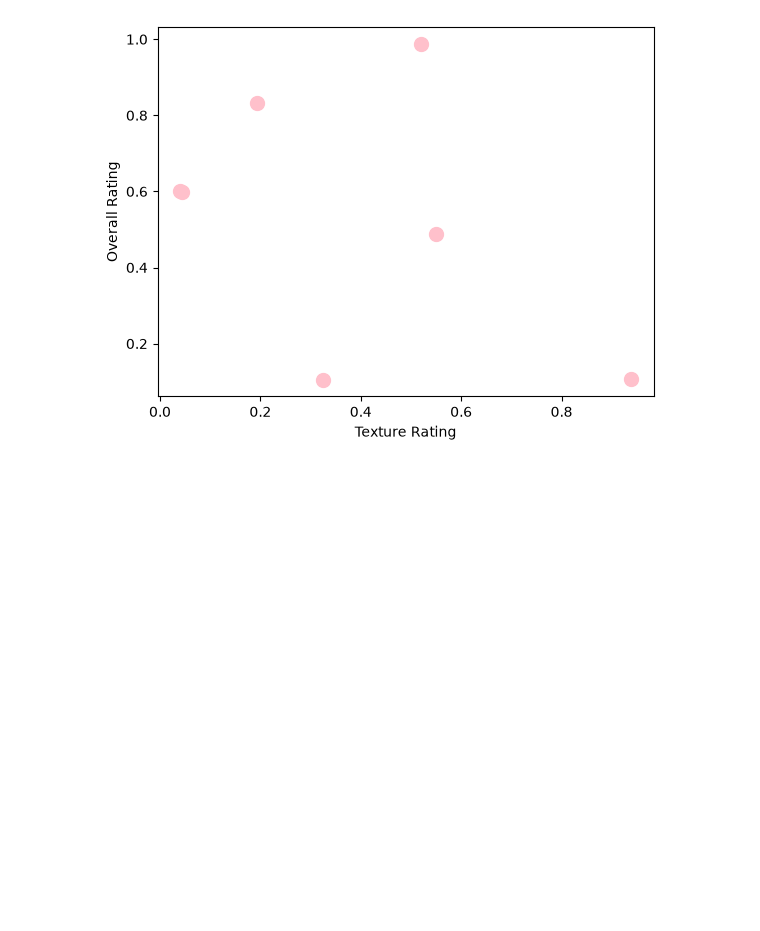
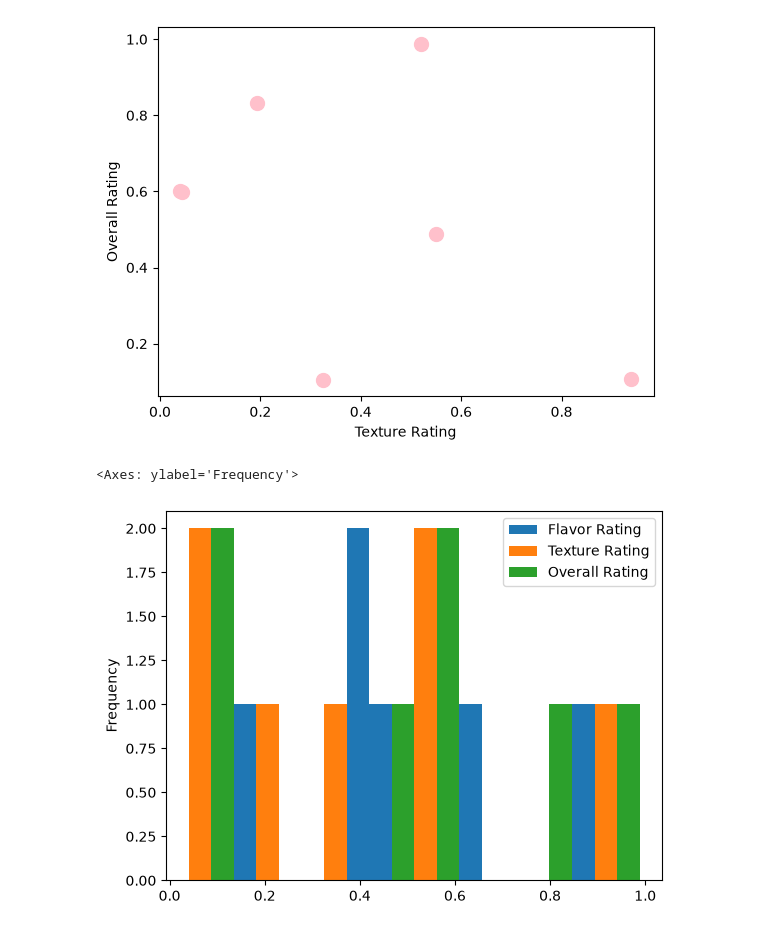
Before and after one commit to lunasiawebb/Tutorial-Learning, a Jupyter notebook: learningpandas.ipynb, the cells around one changed output. Cells and saved outputs as stored; diff of their text form; code cells hidden in the pictures; blank space fills up the shorter version.

```diff
--- a/learningpandas.ipynb
+++ b/learningpandas.ipynb
@@ -323,3 +359,8 @@ df7.plot.scatter(x='Texture Rating', y = 'Overall Rating', s = 100, c = 'Pink')
 # %% [output]
 <Axes: xlabel='Texture Rating', ylabel='Overall Rating'>
 [figure]
+# %%
+df7.plot.hist(bins = 20)
+# %% [output]
+<Axes: ylabel='Frequency'>
+[figure, added]
```
Also changed, not shown: parts of 10 cells of this notebook.
